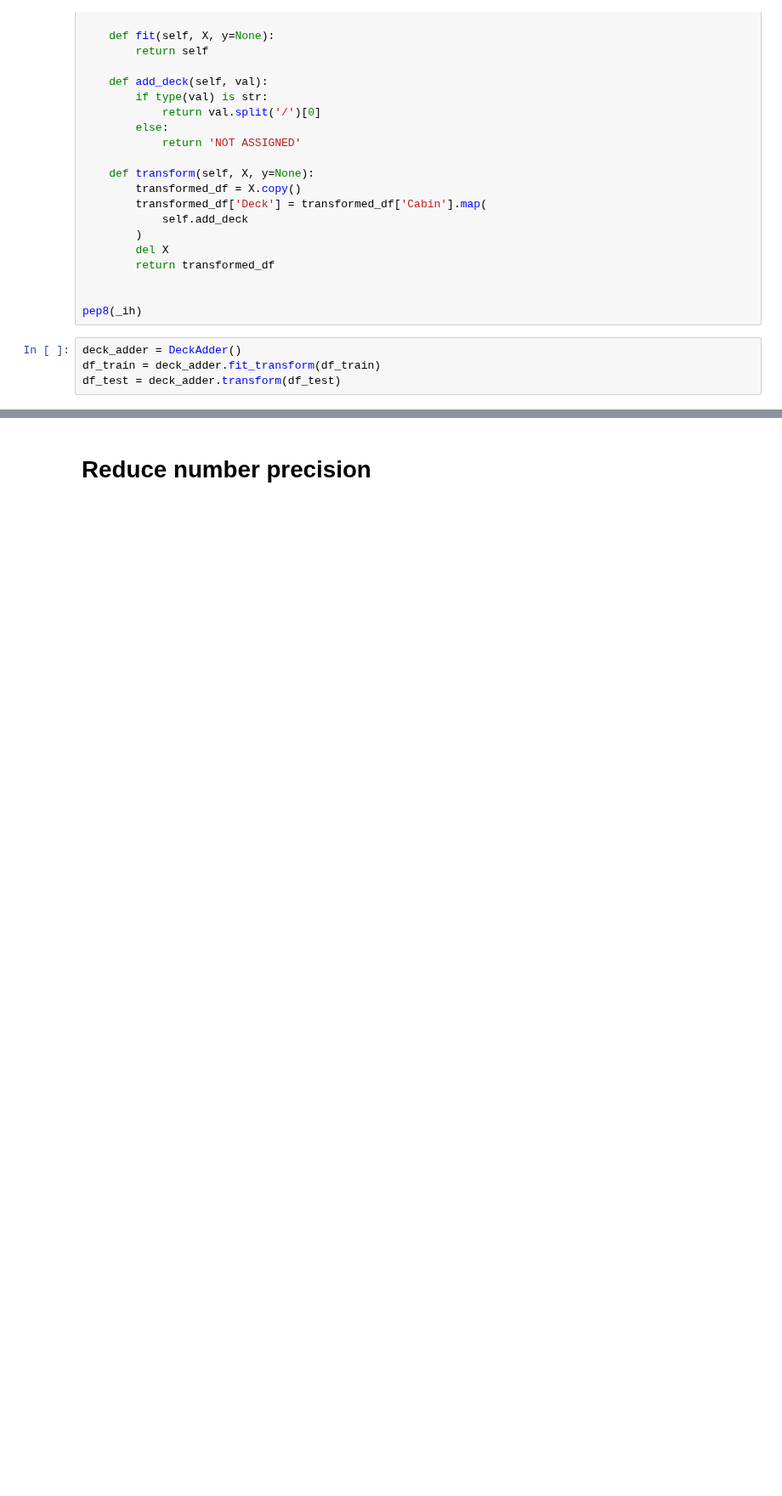
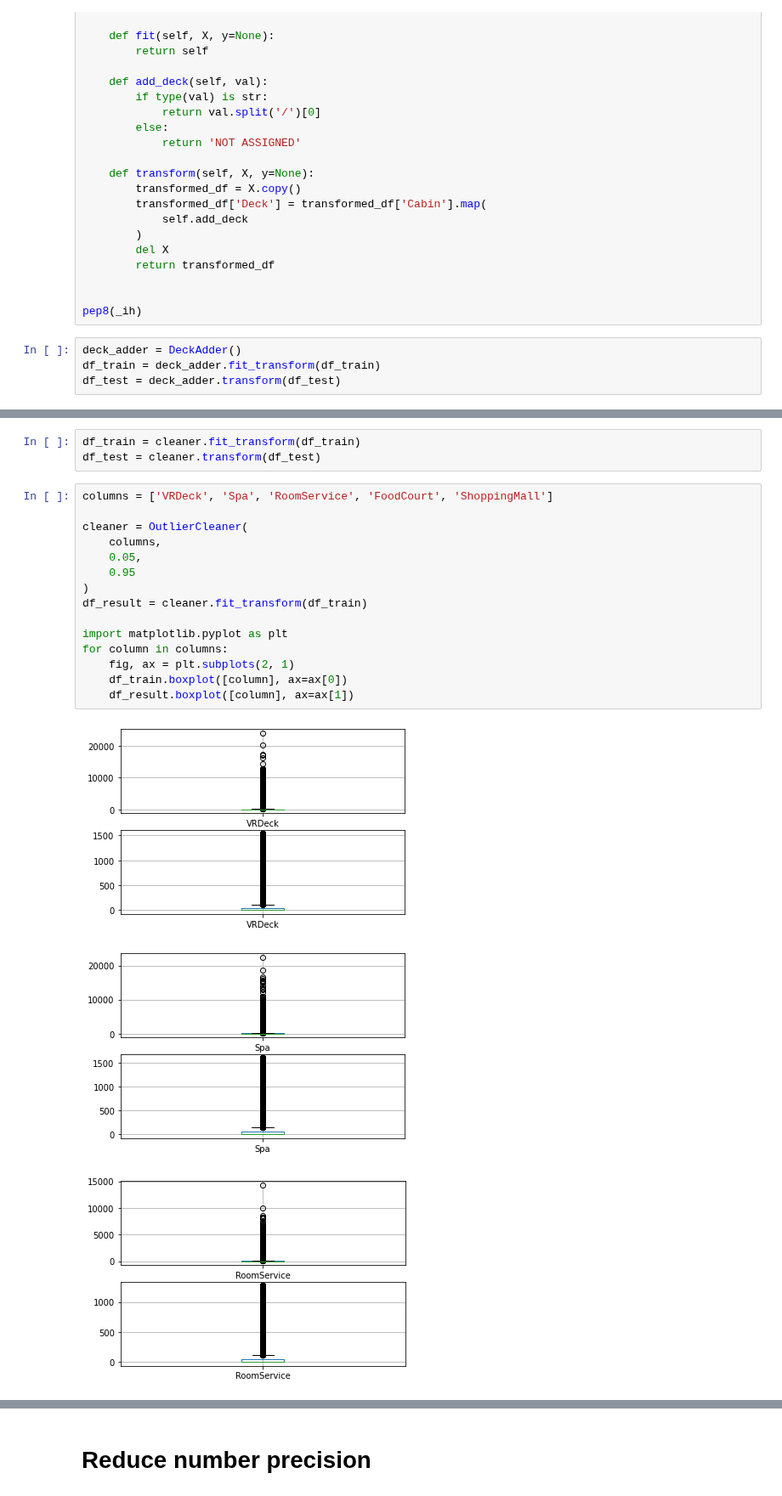
Before and after one commit to PashaIanko/Kaggle.Spaceship-Titanic, a Jupyter notebook: 2_data_preparation.ipynb, the cells around one changed output, grey strips where cells are left out. Shown at 85% size. Cells and saved outputs as stored; diff of their text form; blank space fills up the shorter version.

Commit message:
Cleaned outliers in RoomService, FoodCourt, ShoppingMall, Spa, VRDeck

```diff
--- a/2_data_preparation.ipynb
+++ b/2_data_preparation.ipynb
@@ -316,0 +359,22 @@ df_test = deck_adder.transform(df_test)
+# %%
+df_train = cleaner.fit_transform(df_train)
+df_test = cleaner.transform(df_test)
+# %%
+columns = ['VRDeck', 'Spa', 'RoomService', 'FoodCourt', 'ShoppingMall']
+
+cleaner = OutlierCleaner(
+    columns,
+    0.05,
+    0.95
+)
+df_result = cleaner.fit_transform(df_train)
+
+import matplotlib.pyplot as plt
+for column in columns:
+    fig, ax = plt.subplots(2, 1)
+    df_train.boxplot([column], ax=ax[0])
+    df_result.boxplot([column], ax=ax[1])
+# %% [output]
+[figure, added]
+[figure, added]
+[figure, added]
```
Also changed, not shown: parts of 7 cells of this notebook.
